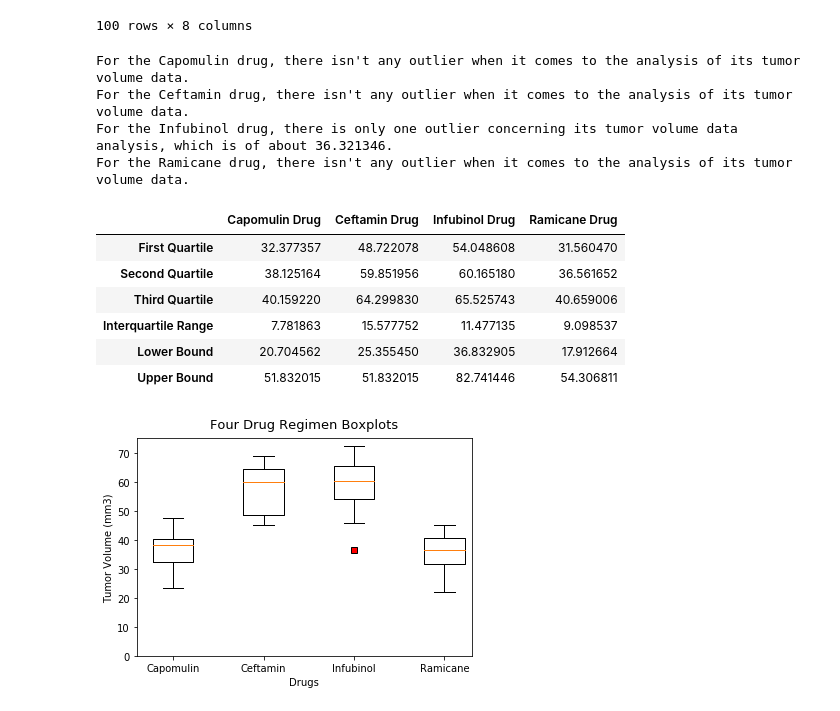
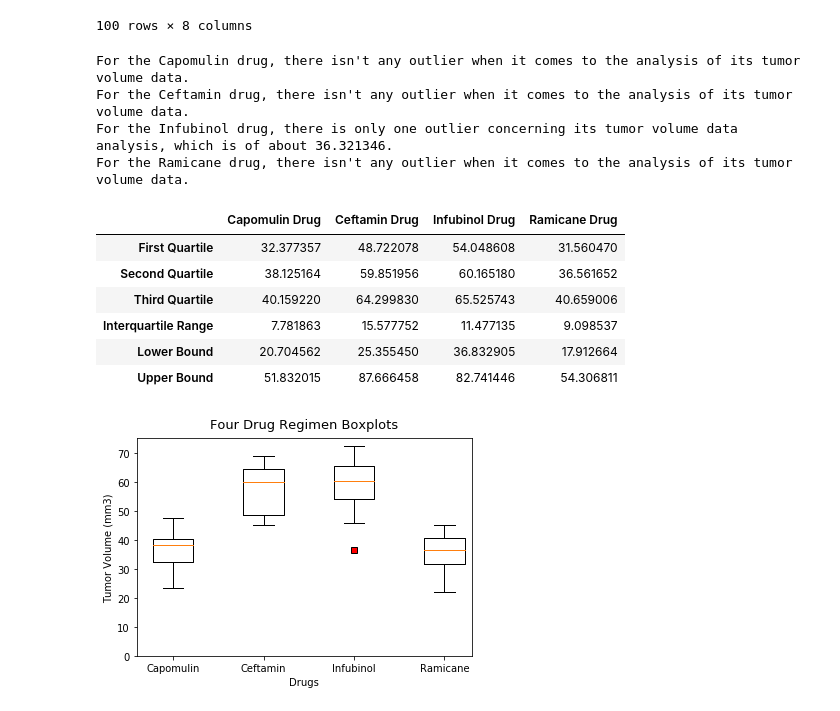
Before and after one commit to azpunit/Matplotlib-challenge, a Jupyter notebook: pymaceuticals.ipynb, the cells around one changed output. Drawn from its saved outputs; the diff is of its cells as text; code cells hidden in the pictures.

```diff
--- a/pymaceuticals.ipynb
+++ b/pymaceuticals.ipynb
@@ -370,35 +370,35 @@ outlier_series = intermediary_outlier_series.fillna("any")
 only_outlier = float(data_df_2[2])
 final_only_outlier = ("{:.6f}").format(only_outlier)
 
 print(f"For the Capomulin drug, there isn't {outlier_series[0]} outlier when it comes to the analysis of its tumor volume data.")
 print(f"For the Ceftamin drug, there isn't {outlier_series[1]} outlier when it comes to the analysis of its tumor volume data.")
 print(f"For the Infubinol drug, there is only one outlier concerning its tumor volume data analysis, which is of about {final_only_outlier}.")
 print(f"For the Ramicane drug, there isn't {outlier_series[1]} outlier when it comes to the analysis of its tumor volume data.")
 
 index = ["First Quartile", "Second Quartile", "Third Quartile", "Interquartile Range", "Lower Bound", "Upper Bound"]
 capomulin_drug_list = [formatted_first_quartile_range_list[0], formatted_second_quartile_range_list[0], formatted_third_quartile_range_list[0],                                   formatted_interquartile_range_list[0], formatted_lower_bound_range_list[0], formatted_upper_bound_range_list[0]]
-ceftamin_drug_list = [formatted_first_quartile_range_list[1], formatted_second_quartile_range_list[1], formatted_third_quartile_range_list[1],                                 formatted_interquartile_range_list[1], formatted_lower_bound_range_list[1], formatted_upper_bound_range_list[0]]
+ceftamin_drug_list = [formatted_first_quartile_range_list[1], formatted_second_quartile_range_list[1], formatted_third_quartile_range_list[1],                                 formatted_interquartile_range_list[1], formatted_lower_bound_range_list[1], formatted_upper_bound_range_list[1]]
 infubinol_drug_list = [formatted_first_quartile_range_list[2], formatted_second_quartile_range_list[2], formatted_third_quartile_range_list[2],                                 formatted_interquartile_range_list[2], formatted_lower_bound_range_list[2], formatted_upper_bound_range_list[2]]
 ramicane_drug_list = [formatted_first_quartile_range_list[3], formatted_second_quartile_range_list[3], formatted_third_quartile_range_list[3],                                 formatted_interquartile_range_list[3], formatted_lower_bound_range_list[3], formatted_upper_bound_range_list[3]]
 
 summary_quartiles_and_outliers = pd.DataFrame({"Capomulin Drug": capomulin_drug_list,
                                                "Ceftamin Drug": ceftamin_drug_list,
                                                "Infubinol Drug": infubinol_drug_list,
                                                "Ramicane Drug": ramicane_drug_list},
                                                index=index)
 summary_quartiles_and_outliers
 # %% [output]
 For the Capomulin drug, there isn't any outlier when it comes to the analysis of its tumor volume data.
 For the Ceftamin drug, there isn't any outlier when it comes to the analysis of its tumor volume data.
 For the Infubinol drug, there is only one outlier concerning its tumor volume data analysis, which is of about 36.321346.
 For the Ramicane drug, there isn't any outlier when it comes to the analysis of its tumor volume data.
 |  | Capomulin Drug | Ceftamin Drug | Infubinol Drug | Ramicane Drug |
 | First Quartile | 32.377357 | 48.722078 | 54.048608 | 31.560470 |
 | Second Quartile | 38.125164 | 59.851956 | 60.165180 | 36.561652 |
 | Third Quartile | 40.159220 | 64.299830 | 65.525743 | 40.659006 |
 | Interquartile Range | 7.781863 | 15.577752 | 11.477135 | 9.098537 |
 | Lower Bound | 20.704562 | 25.355450 | 36.832905 | 17.912664 |
-| Upper Bound | 51.832015 | 51.832015 | 82.741446 | 54.306811 |
+| Upper Bound | 51.832015 | 87.666458 | 82.741446 | 54.306811 |
 # %%
 # Generate a box plot of the final tumor volume of each mouse across four regimens of interest
 fig1, boxplots = plt.subplots()
```
Also changed, not shown: parts of 4 cells of this notebook, 4 other files.
